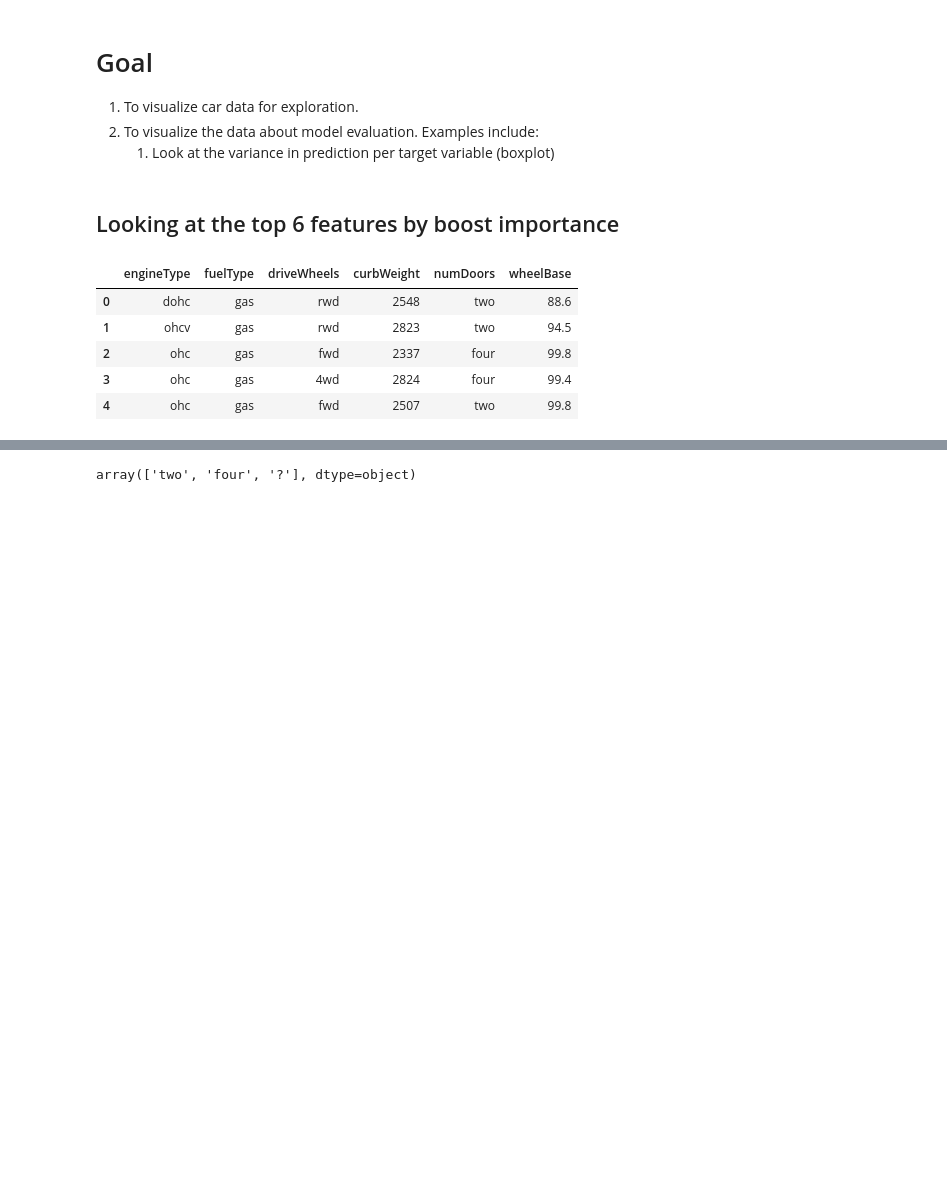
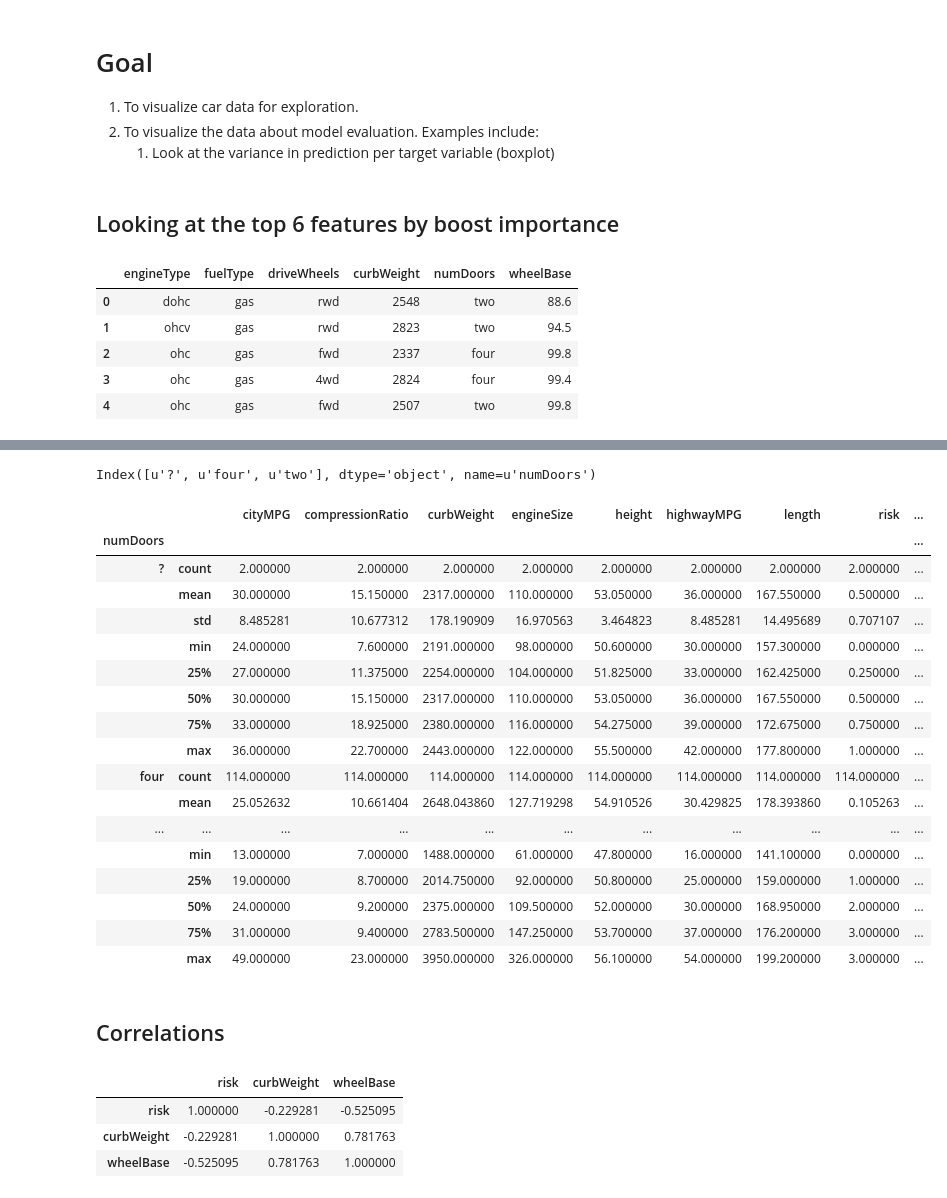
Before and after one commit to MobyWare/ml-intro-python-boosting, a Jupyter notebook: notebooks/visualize-data-and-model-perf.ipynb, the cells around one changed output, grey strips where cells are left out. Saved outputs shown, nothing was run; the diff lists cells and outputs as text; code cells hidden in the pictures; blank space fills up the shorter version.

```diff
--- a/notebooks/visualize-data-and-model-perf.ipynb
+++ b/notebooks/visualize-data-and-model-perf.ipynb
@@ -38,4 +83,35 @@ ggplot(cars, aes(x='wheelBase')) + geom_histogram(color='red')
 # %%
-cars['numDoors'].unique()
+cars.groupby('numDoors').mean().index
 # %% [output]
-array(['two', 'four', '?'], dtype=object)
+Index([u'?', u'four', u'two'], dtype='object', name=u'numDoors')
+# %%
+## Get statistical summary per
+cars.groupby('numDoors').describe()
+# %% [output]
+|  |  | cityMPG | compressionRatio | curbWeight | engineSize | height | highwayMPG | length | risk | ... |
+| numDoors |  |  |  |  |  |  |  |  |  | ... |
+| ? | count | 2.000000 | 2.000000 | 2.000000 | 2.000000 | 2.000000 | 2.000000 | 2.000000 | 2.000000 | ... |
+|  | mean | 30.000000 | 15.150000 | 2317.000000 | 110.000000 | 53.050000 | 36.000000 | 167.550000 | 0.500000 | ... |
+|  | std | 8.485281 | 10.677312 | 178.190909 | 16.970563 | 3.464823 | 8.485281 | 14.495689 | 0.707107 | ... |
+|  | min | 24.000000 | 7.600000 | 2191.000000 | 98.000000 | 50.600000 | 30.000000 | 157.300000 | 0.000000 | ... |
+|  | 25% | 27.000000 | 11.375000 | 2254.000000 | 104.000000 | 51.825000 | 33.000000 | 162.425000 | 0.250000 | ... |
+|  | 50% | 30.000000 | 15.150000 | 2317.000000 | 110.000000 | 53.050000 | 36.000000 | 167.550000 | 0.500000 | ... |
+|  | 75% | 33.000000 | 18.925000 | 2380.000000 | 116.000000 | 54.275000 | 39.000000 | 172.675000 | 0.750000 | ... |
+|  | max | 36.000000 | 22.700000 | 2443.000000 | 122.000000 | 55.500000 | 42.000000 | 177.800000 | 1.000000 | ... |
+| four | count | 114.000000 | 114.000000 | 114.000000 | 114.000000 | 114.000000 | 114.000000 | 114.000000 | 114.000000 | ... |
+|  | mean | 25.052632 | 10.661404 | 2648.043860 | 127.719298 | 54.910526 | 30.429825 | 178.393860 | 0.105263 | ... |
+| ... | ... | ... | ... | ... | ... | ... | ... | ... | ... | ... |
+|  | min | 13.000000 | 7.000000 | 1488.000000 | 61.000000 | 47.800000 | 16.000000 | 141.100000 | 0.000000 | ... |
+|  | 25% | 19.000000 | 8.700000 | 2014.750000 | 92.000000 | 50.800000 | 25.000000 | 159.000000 | 1.000000 | ... |
+|  | 50% | 24.000000 | 9.200000 | 2375.000000 | 109.500000 | 52.000000 | 30.000000 | 168.950000 | 2.000000 | ... |
+|  | 75% | 31.000000 | 9.400000 | 2783.500000 | 147.250000 | 53.700000 | 37.000000 | 176.200000 | 3.000000 | ... |
+|  | max | 49.000000 | 23.000000 | 3950.000000 | 326.000000 | 56.100000 | 54.000000 | 199.200000 | 3.000000 | ... |
+# %% [markdown]
+## Correlations
+# %%
+cars[['risk', 'engineType', 'fuelType', 'driveWheels', 'curbWeight', 'numDoors', 'wheelBase']].corr()
+# %% [output]
+|  | risk | curbWeight | wheelBase |
+| risk | 1.000000 | -0.229281 | -0.525095 |
+| curbWeight | -0.229281 | 1.000000 | 0.781763 |
+| wheelBase | -0.525095 | 0.781763 | 1.000000 |
```
Also changed, not shown: parts of 11 cells of this notebook.
